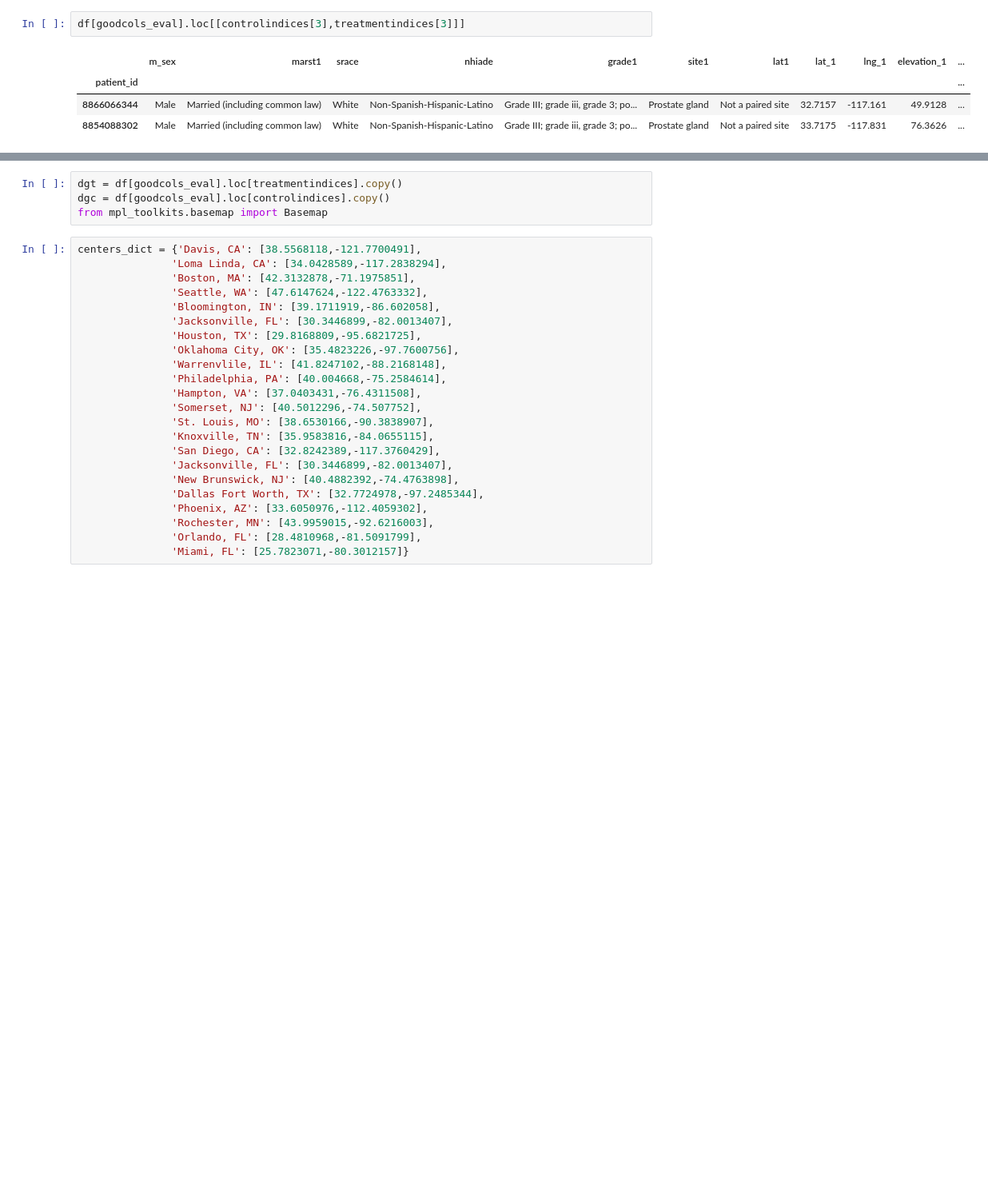
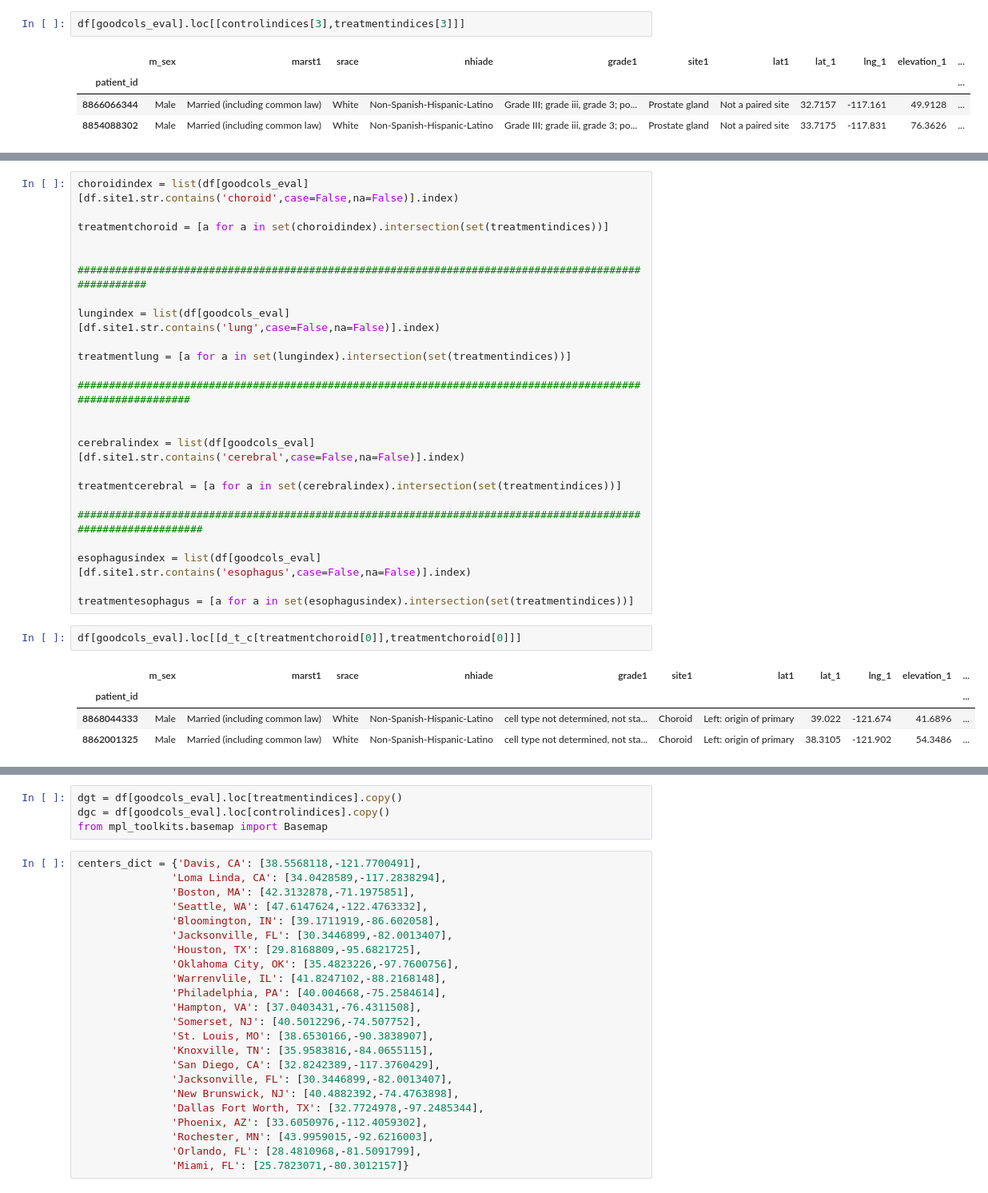
Before and after one commit to doolingdavid/IBA, a Jupyter notebook: IBASEPT2016.ipynb, the cells around one changed output, grey strips where cells are left out. Shown at 80% size. Saved outputs shown, nothing was run; the diff lists cells and outputs as text; blank space fills up the shorter version.

```diff
--- a/IBASEPT2016.ipynb
+++ b/IBASEPT2016.ipynb
@@ -950,0 +881,31 @@ df[goodcols_eval][df.srvm1 == 83]
+# %%
+choroidindex = list(df[goodcols_eval][df.site1.str.contains('choroid',case=False,na=False)].index)
+
+treatmentchoroid = [a for a in set(choroidindex).intersection(set(treatmentindices))]
+
+
+#####################################################################################################
+
+lungindex = list(df[goodcols_eval][df.site1.str.contains('lung',case=False,na=False)].index)
+
+treatmentlung = [a for a in set(lungindex).intersection(set(treatmentindices))]
+
+############################################################################################################
+
+
+cerebralindex = list(df[goodcols_eval][df.site1.str.contains('cerebral',case=False,na=False)].index)
+
+treatmentcerebral = [a for a in set(cerebralindex).intersection(set(treatmentindices))]
+
+##############################################################################################################
+
+esophagusindex = list(df[goodcols_eval][df.site1.str.contains('esophagus',case=False,na=False)].index)
+
+treatmentesophagus = [a for a in set(esophagusindex).intersection(set(treatmentindices))]
+# %%
+df[goodcols_eval].loc[[d_t_c[treatmentchoroid[0]],treatmentchoroid[0]]]
+# %% [output]
+|  | m_sex | marst1 | srace | nhiade | grade1 | site1 | lat1 | lat_1 | lng_1 | elevation_1 | ... |
+| patient_id |  |  |  |  |  |  |  |  |  |  | ... |
+| 8868044333 | Male | Married (including common law) | White | Non-Spanish-Hispanic-Latino | cell type not determined, not sta... | Choroid | Left: origin of primary | 39.022 | -121.674 | 41.6896 | ... |
+| 8862001325 | Male | Married (including common law) | White | Non-Spanish-Hispanic-Latino | cell type not determined, not sta... | Choroid | Left: origin of primary | 38.3105 | -121.902 | 54.3486 | ... |
```
Also changed, not shown: parts of 14 cells of this notebook.
